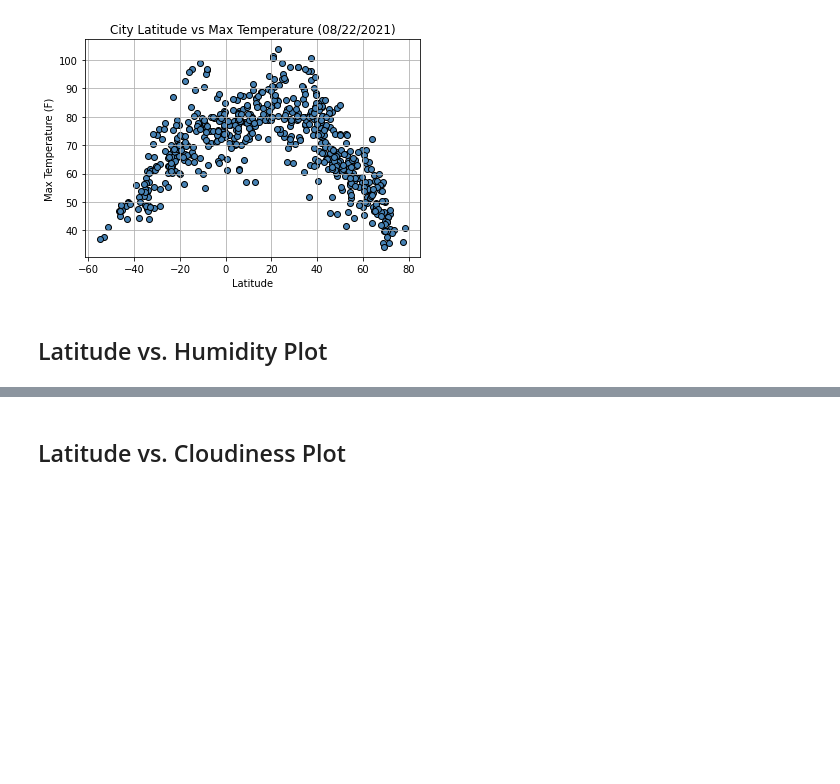
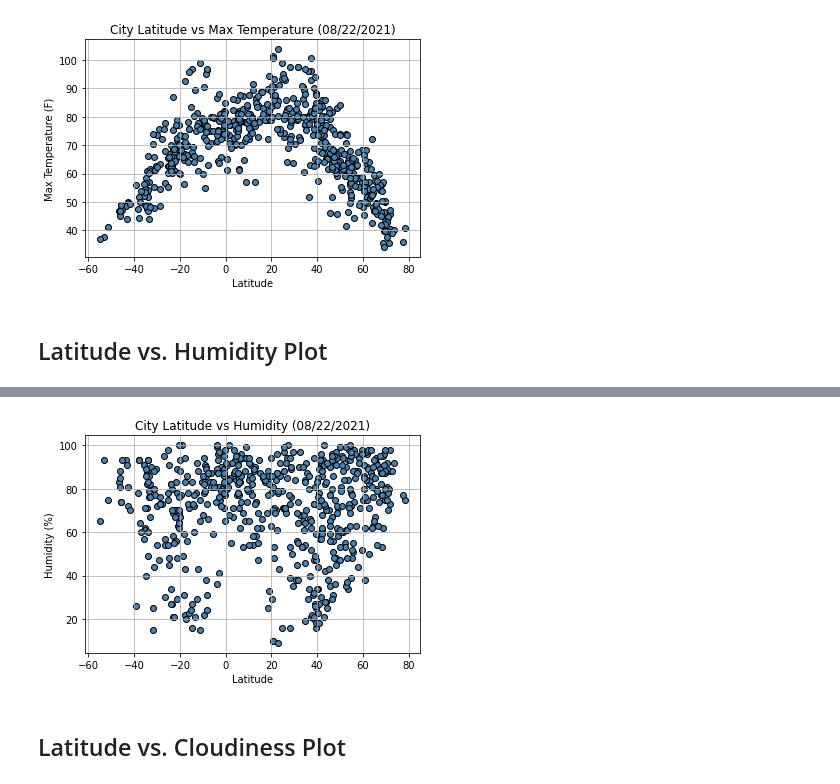
Before and after one commit to hinaabidi/APIChallenge, a Jupyter notebook: starter_code/WeatherPy.ipynb, the cells around one changed output, grey strips where cells are left out. Cells and saved outputs as stored; diff of their text form; code cells hidden in the pictures; blank space fills up the shorter version.

```diff
--- a/starter_code/WeatherPy.ipynb
+++ b/starter_code/WeatherPy.ipynb
@@ -231,2 +228,13 @@ plt.savefig("Images/City Latitude vs Max Temperature.png")
+# %%
+
+plt.title(f"City Latitude vs Humidity ({d1})")
+plt.ylabel("Humidity (%)")
+plt.xlabel("Latitude")
+plt.scatter(weather_data["Lat"], weather_data["Humidity"], color = "steelblue", edgecolor = "black")
+plt.grid()
+
+plt.savefig(f"Images/City Latitude vs Humidity.png")
+# %% [output]
+[figure, added]
 # %% [markdown]
 ## Latitude vs. Cloudiness Plot
```
Also changed, not shown: parts of 6 cells of this notebook, 6 other files.
